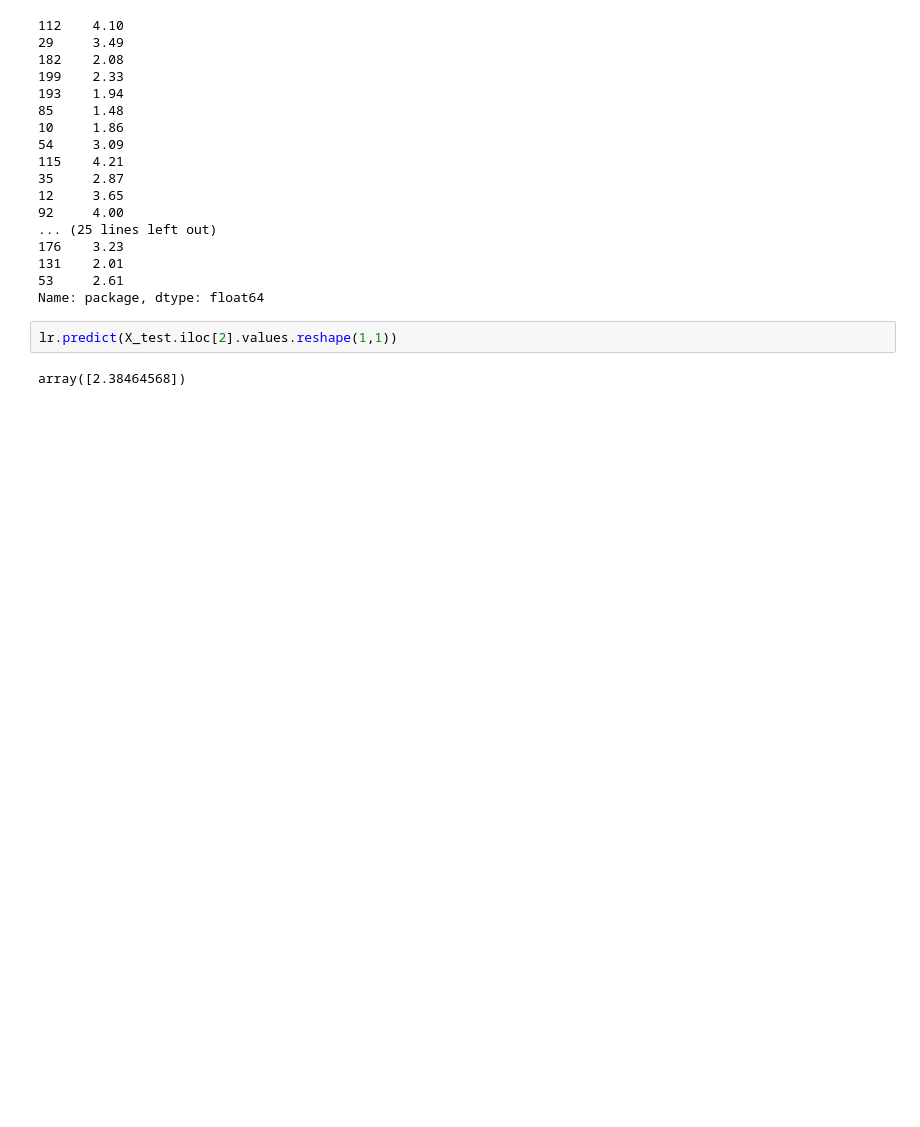
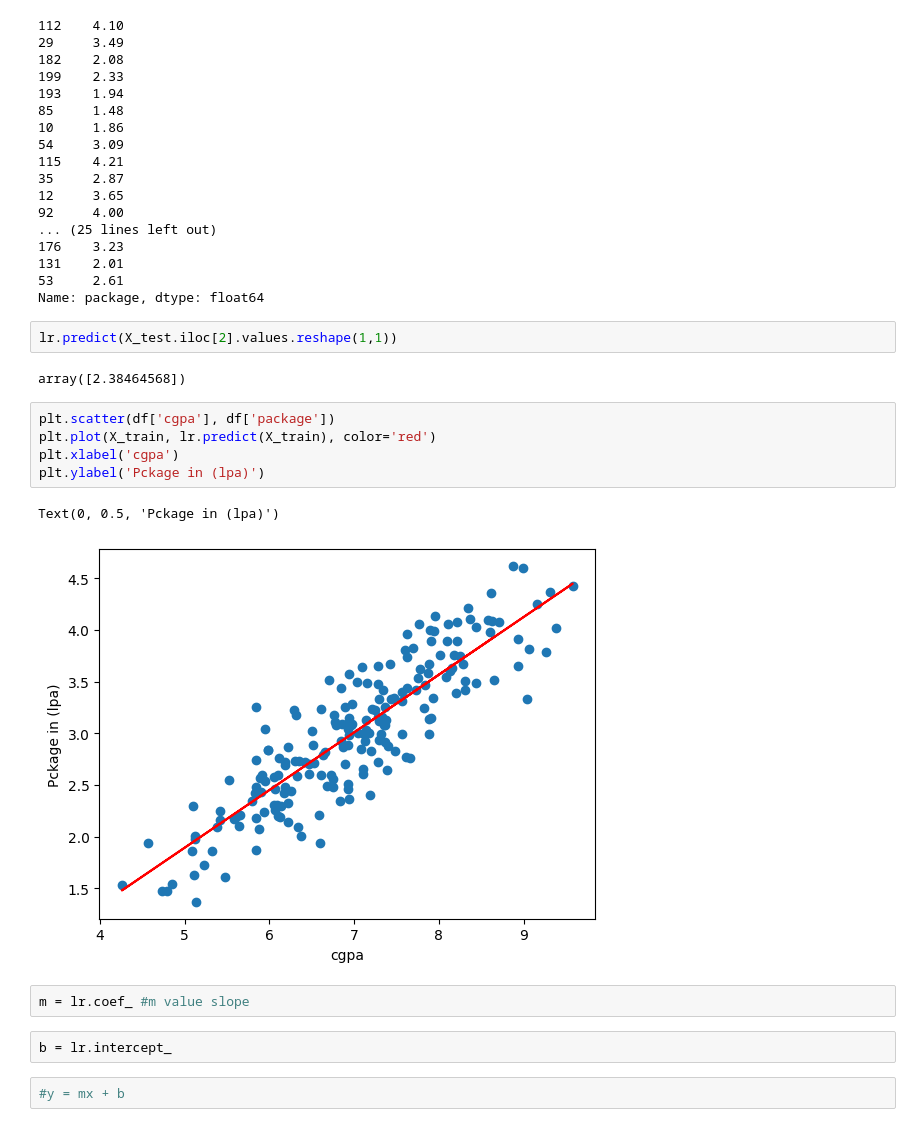
Before and after one commit to therakeshjoshi/Learning-Machine-Learning, a Jupyter notebook: Linear Regression/linearRegression.ipynb, the cells around one changed output. Drawn from its saved outputs; the diff is of its cells as text; blank space fills up the shorter version.

Commit message:
coef_ and intercept_

```diff
--- a/Linear Regression/linearRegression.ipynb
+++ b/Linear Regression/linearRegression.ipynb
@@ -108,3 +108,17 @@ Name: package, dtype: float64
 lr.predict(X_test.iloc[2].values.reshape(1,1))
 # %% [output]
 array([2.38464568])
+# %%
+plt.scatter(df['cgpa'], df['package'])
+plt.plot(X_train, lr.predict(X_train), color='red')
+plt.xlabel('cgpa')
+plt.ylabel('Pckage in (lpa)')
+# %% [output]
+Text(0, 0.5, 'Pckage in (lpa)')
+[figure, added]
+# %%
+m = lr.coef_ #m value slope
+# %%
+b = lr.intercept_
+# %%
+#y = mx + b
```
